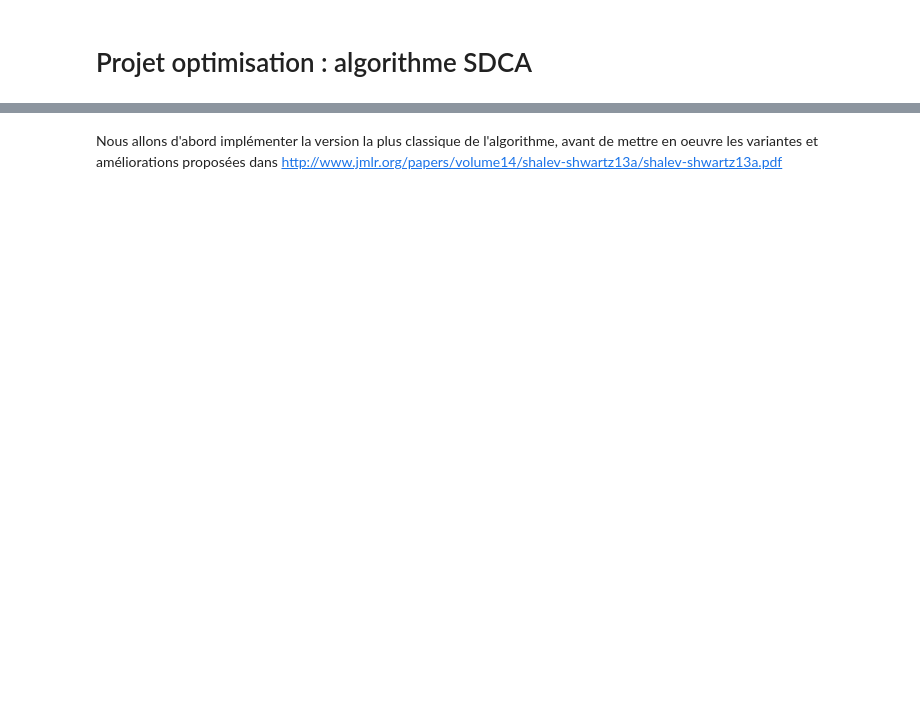
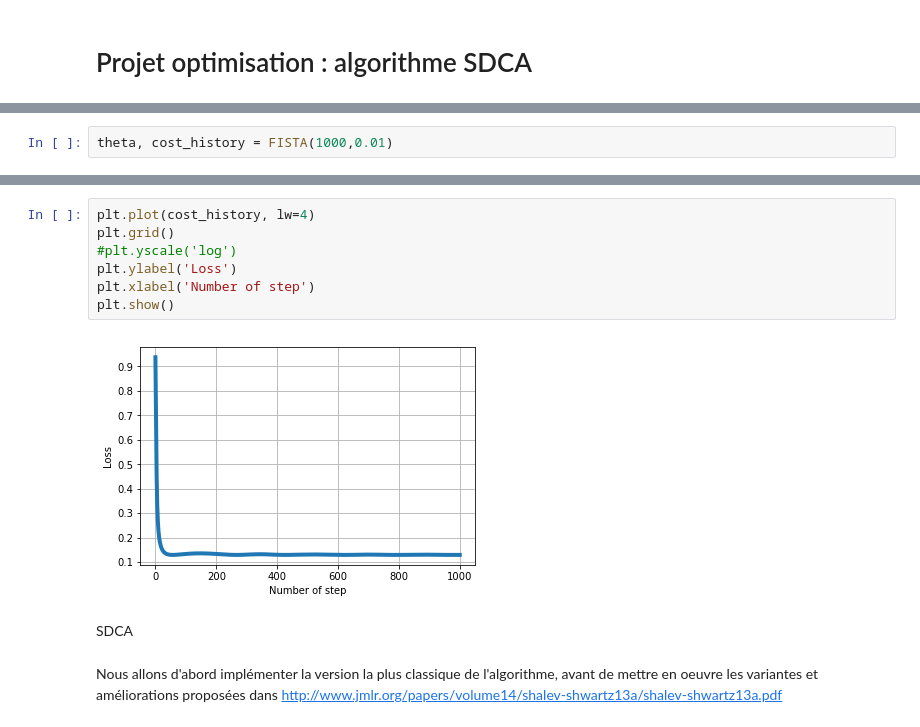
Before and after one commit to alexisrosuel/Optimisation-SDCA, a Jupyter notebook: SDCA.ipynb, the cells around one changed output, grey strips where cells are left out. Drawn from its saved outputs; the diff is of its cells as text; blank space fills up the shorter version.

```diff
--- a/SDCA.ipynb
+++ b/SDCA.ipynb
@@ -10,0 +155,2 @@ On va se concentrer sur l'algorithme SVM avec régularisation LASSO. Etant donn
+# %%
+theta, cost_history = FISTA(1000,0.01)
@@ -11,2 +163,14 @@ On va se concentrer sur l'algorithme SVM avec régularisation LASSO. Etant donn
+# %%
+plt.plot(cost_history, lw=4)
+plt.grid()
+#plt.yscale('log')
+plt.ylabel('Loss')
+plt.xlabel('Number of step')
+plt.show()
+# %% [output]
+[figure, added]
+# %% [markdown]
+<a id='section2'></a>
+SDCA
 # %% [markdown]
 Nous allons d'abord implémenter la version la plus classique de l'algorithme, avant de mettre en oeuvre les variantes et améliorations proposées dans http://www.jmlr.org/papers/volume14/shalev-shwartz13a/shalev-shwartz13a.pdf
```
Also changed, not shown: parts of 24 cells of this notebook.
